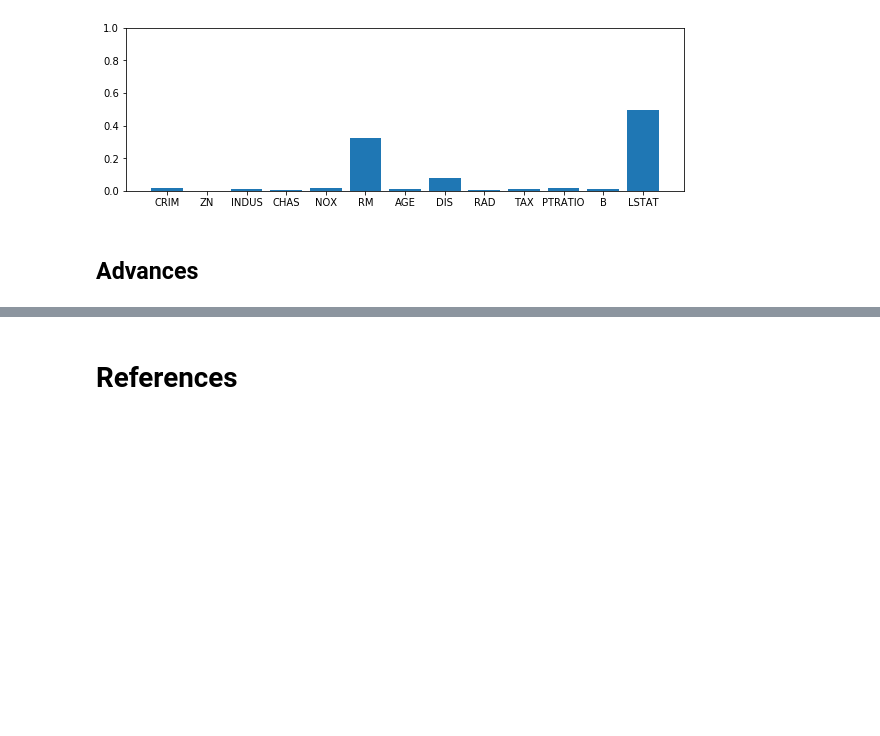
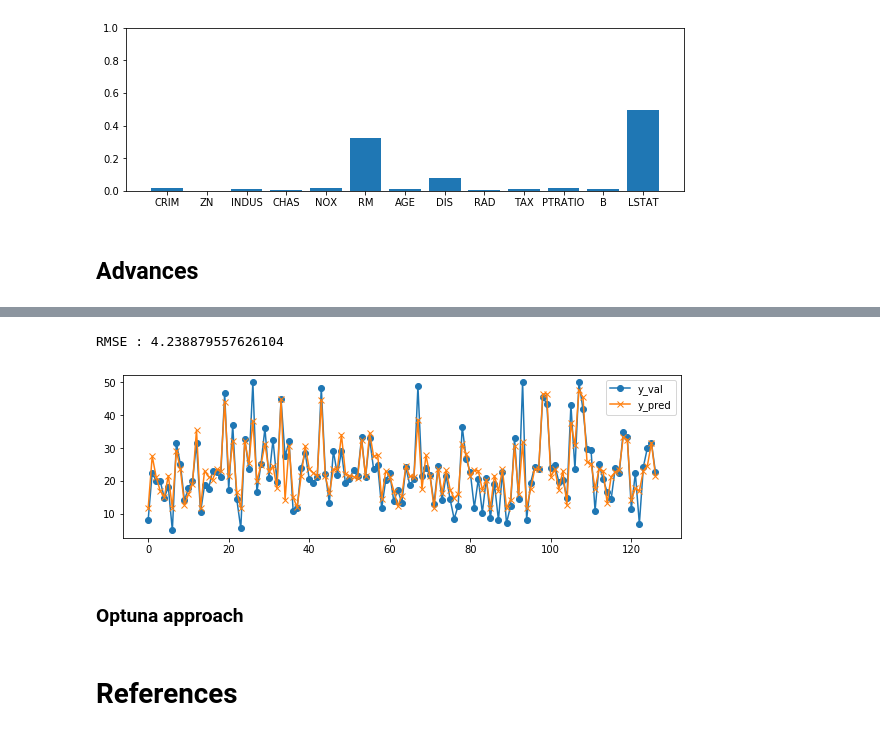
Before and after one commit to ryotayashima/DT, a Jupyter notebook: RandomForest.ipynb, the cells around one changed output, grey strips where cells are left out. Drawn from its saved outputs; the diff is of its cells as text; code cells hidden in the pictures; blank space fills up the shorter version.

```diff
--- a/RandomForest.ipynb
+++ b/RandomForest.ipynb
@@ -75,0 +148,21 @@ plt.show()
+# %%
+boston = datasets.load_boston()
+x = boston.data
+y = boston.target
+x_train, x_val, y_train, y_val = train_test_split(x, y, train_size=0.75)
+# %%
+model = RandomForestRegressor(max_depth=3)
+feat_selector = BorutaPy(
+    model,
+    n_estimators='auto',
+    alpha=0.05,
+    two_step= True,
+    verbose=2,
+#     random_state=42,
+    perc=80,
+    max_iter=150
+)
+feat_selector.fit(x_train, y_train)
+
+x_train_selected = x_train[:, feat_selector.support_]
+x_val_selected = x_val[:, feat_selector.support_]
@@ -75,0 +187,2 @@ plt.show()
+# %%
+model.fit(x_train_selected, y_train)
@@ -75,0 +198,15 @@ plt.show()
+# %%
+y_pred = model.predict(x_val_selected)
+rmse = np.sqrt(mean_squared_error(y_val, y_pred))
+print('RMSE : {}'.format(rmse))
+
+fig, ax = plt.subplots(facecolor='w', figsize=(10,3))
+ax.plot(y_val, marker = 'o', label='y_val')
+ax.plot(y_pred, marker = 'x', label='y_pred')
+ax.legend()
+plt.show()
+# %% [output]
+RMSE : 4.238879557626104
+[figure, added]
+# %% [markdown]
+### Optuna approach
```
Also changed, not shown: parts of 15 cells of this notebook.
